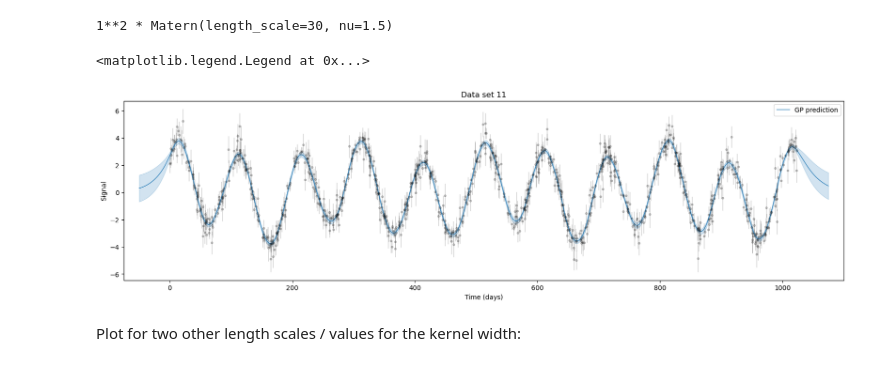
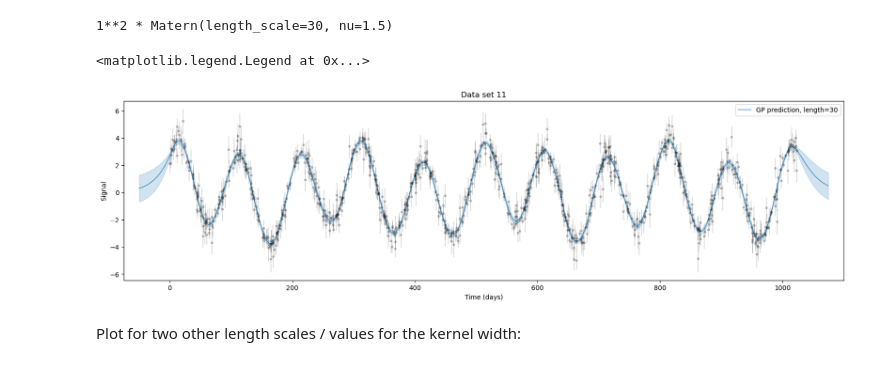
Before and after one commit to abbyw24/data-science-for-physics, a Jupyter notebook: pset5.ipynb, the cells around one changed output. Drawn from its saved outputs; the diff is of its cells as text; code cells hidden in the pictures.

```diff
--- a/pset5.ipynb
+++ b/pset5.ipynb
@@ -411,18 +413,18 @@ mean_prediction, std_prediction = gpr.predict(testgrid.reshape(-1,1), return_std
 # %%
 fig, ax = plt.subplots(figsize=(20, 5))
 
 ax.errorbar(xdata, ydata, yerr=sigmas, ls='None', lw=1, color='k', marker='.', alpha=0.2)
-ax.plot(testgrid, mean_prediction, lw=1, alpha=0.9, label='GP prediction')
+ax.plot(testgrid, mean_prediction, lw=1, alpha=0.9, label='GP prediction, length=30')
 ax.fill_between(testgrid.T, mean_prediction-std_prediction, mean_prediction+std_prediction, alpha=0.2, color='C0')
 
 ax.set_xlim((-75,1100))
 ax.set_xlabel('Time (days)')
 ax.set_ylabel('Signal')
 ax.set_title(f'Data set 11')
 ax.legend()
 # %% [output]
 <matplotlib.legend.Legend at 0x...>
-[figure, old version]
+[figure, new version]
 # %% [markdown]
 Plot for two other length scales / values for the kernel width:
 # %%
```
Also changed, not shown: parts of 2 cells of this notebook.
